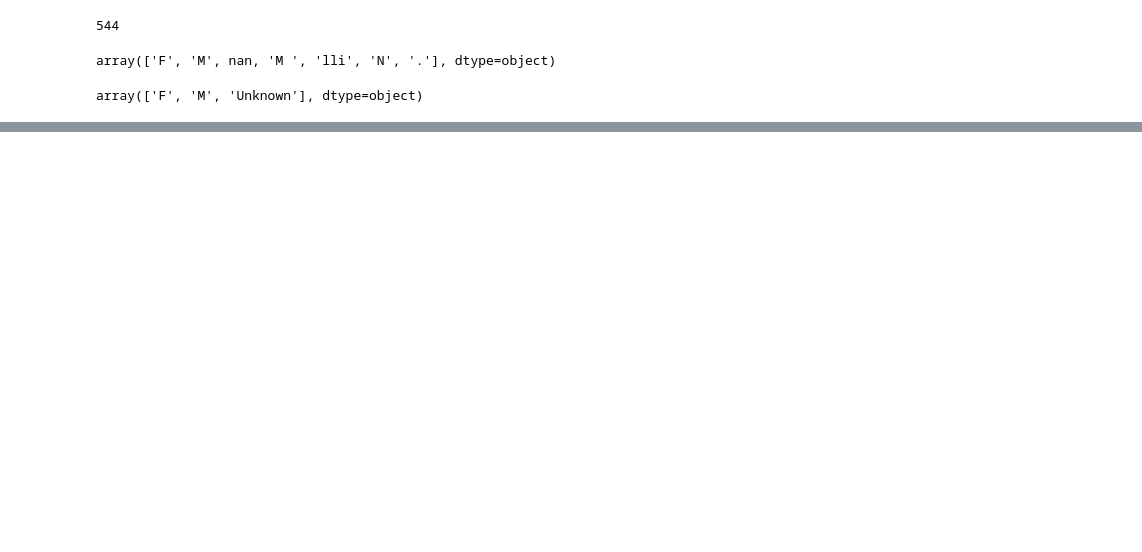
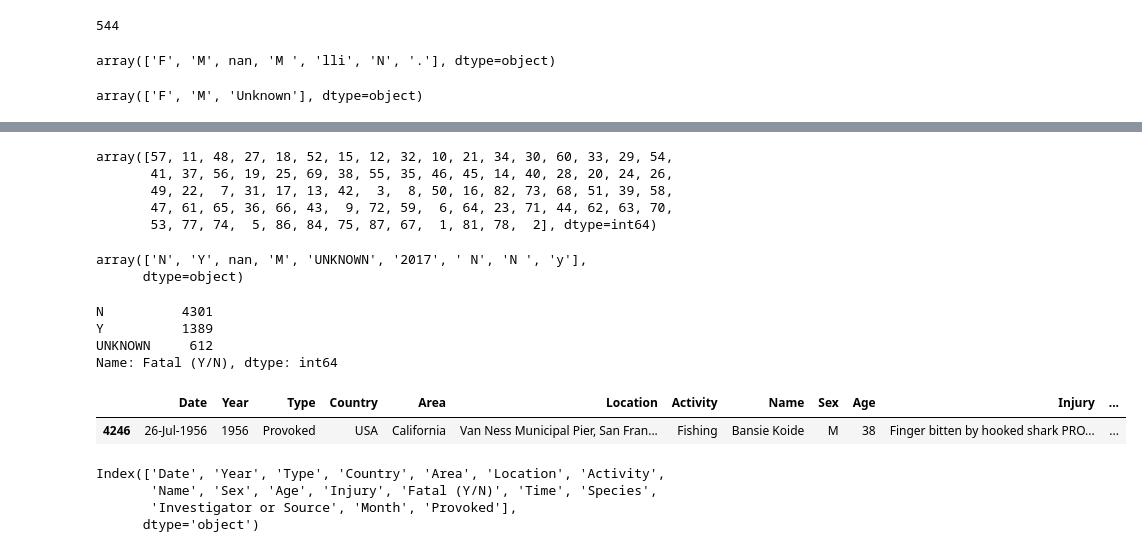
Before and after one commit to KirbyDream/Data-cleaning-wrangling---Shark-attacks-dataset, a Jupyter notebook: Shark_attacks.ipynb, the cells around one changed output, grey strips where cells are left out. Drawn from its saved outputs; the diff is of its cells as text; code cells hidden in the pictures; blank space fills up the shorter version.

```diff
--- a/Shark_attacks.ipynb
+++ b/Shark_attacks.ipynb
@@ -203 +267,13 @@ df_sharks["Location"].fillna("Unknown", inplace=True)
+# %%
+for row in df_sharks["Activity"]:
+    #Replacing all swimming related strings with "Swimming"
+    if re.search(".*wimm.*", str(row)) or re.search(".*swim.*", str(row)):
+        df_sharks["Activity"] = df_sharks["Activity"].str.replace(row, "Swimming")
+    if row=="Bathing" or row=="Floating":
+        df_sharks["Activity"] = df_sharks["Activity"].str.replace(row, "Swimming")
+    if re.search(".*(T|t)reading.*", str(row)):
+        df_sharks["Activity"] = df_sharks["Activity"].str.replace(row, "Swimming")
+    #==> Replace surfing related strings with "Surfing"
+    if re.search(".*surf.*", str(row)):
+        df_sharks["Activity"] = df_sharks["Activity"].str.replace(row, "Surfing")
 # %%
@@ -207,4 +281,7 @@ df_sharks["Activity"].value_counts()
 df_sharks["Activity"].isna().sum()
 # %% [output]
 544
+# %%
+#replacing the nans values with "Unknown"
+df_sharks["Activity"].fillna("Unknown", inplace=True)
 # %%
@@ -350,0 +404,10 @@ for i in
+# %%
+#the mean value did not change
+df_sharks["Age"].mean()
+df_sharks["Age"].unique()
+# %% [output]
+array([57, 11, 48, 27, 18, 52, 15, 12, 32, 10, 21, 34, 30, 60, 33, 29, 54,
+       41, 37, 56, 19, 25, 69, 38, 55, 35, 46, 45, 14, 40, 28, 20, 24, 26,
+       49, 22,  7, 31, 17, 13, 42,  3,  8, 50, 16, 82, 73, 68, 51, 39, 58,
+       47, 61, 65, 36, 66, 43,  9, 72, 59,  6, 64, 23, 71, 44, 62, 63, 70,
+       53, 77, 74,  5, 86, 84, 75, 87, 67,  1, 81, 78,  2], dtype=int64)
@@ -350,0 +416,5 @@ for i in
+# %%
+df_sharks["Fatal (Y/N)"].unique()
+# %% [output]
+array(['N', 'Y', nan, 'M', 'UNKNOWN', '2017', ' N', 'N ', 'y'],
+      dtype=object)
@@ -350,0 +432,19 @@ for i in
+# %%
+df_sharks["Fatal (Y/N)"].value_counts()
+# %% [output]
+N          4301
+Y          1389
+UNKNOWN     612
+Name: Fatal (Y/N), dtype: int64
+# %%
+df_sharks.sample()
+# %% [output]
+|  | Date | Year | Type | Country | Area | Location | Activity | Name | Sex | Age | Injury | ... |
+| 4246 | 26-Jul-1956 | 1956 | Provoked | USA | California | Van Ness Municipal Pier, San Fran... | Fishing | Bansie Koide | M | 38 | Finger bitten by hooked shark PRO... | ... |
+# %%
+print(df_sharks.columns)
+# %% [output]
+Index(['Date', 'Year', 'Type', 'Country', 'Area', 'Location', 'Activity',
+       'Name', 'Sex', 'Age', 'Injury', 'Fatal (Y/N)', 'Time', 'Species',
+       'Investigator or Source', 'Month', 'Provoked'],
+      dtype='object')
```
Also changed, not shown: parts of 69 cells of this notebook.
